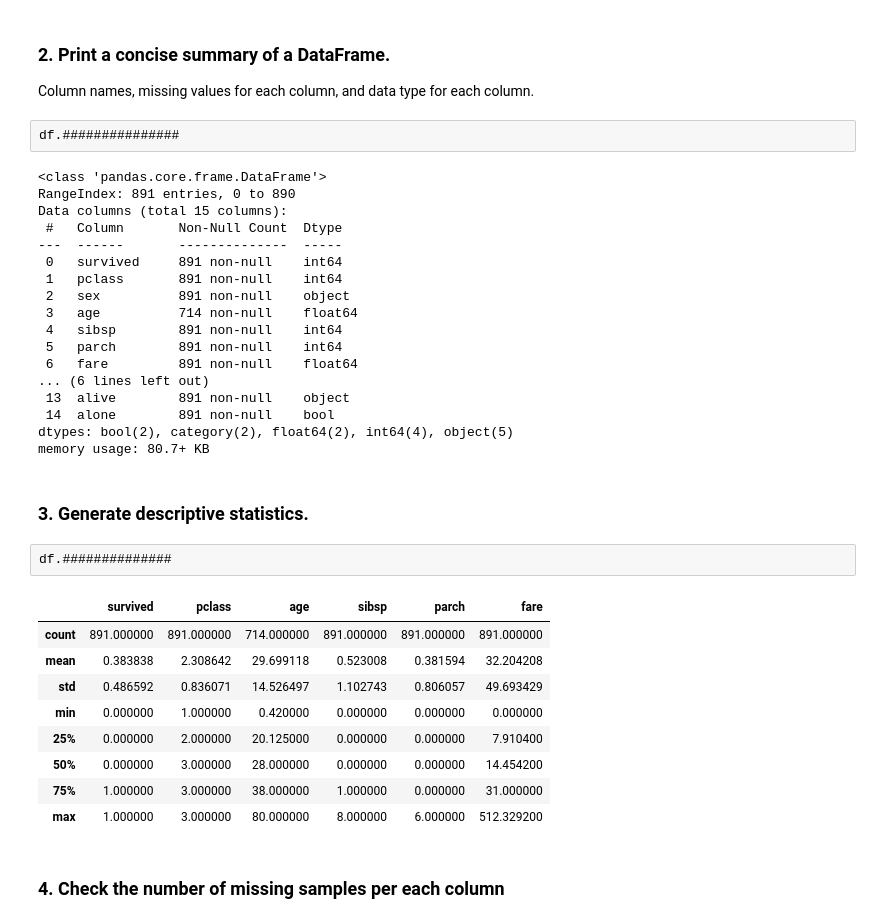
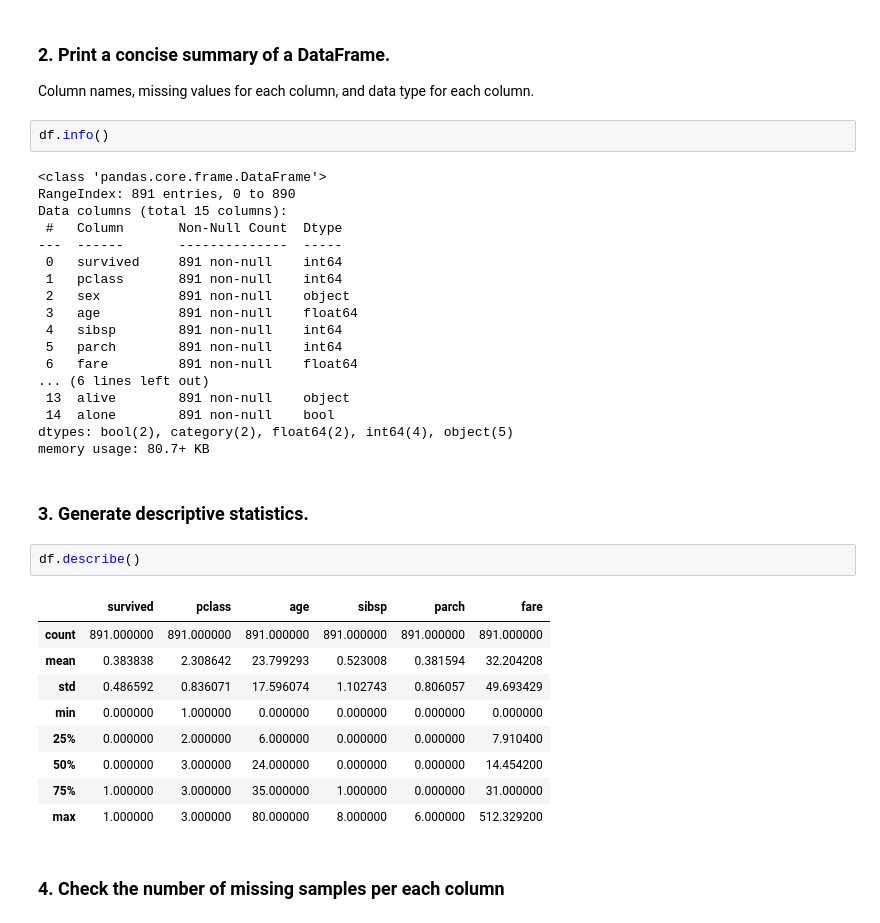
Before and after one commit to hera1228/DAP, a Jupyter notebook: lecture2.ipynb, the cells around one changed output. Saved outputs shown, nothing was run; the diff lists cells and outputs as text.

```diff
--- a/lecture2.ipynb
+++ b/lecture2.ipynb
@@ -240,7 +268,7 @@ df.############
 ### 2. Print a concise summary of a DataFrame.
 Column names, missing values for each column, and data type for each column.
 # %%
-df.###############
+df.info()
 # %% [output]
 <class 'pandas.core.frame.DataFrame'>
 RangeIndex: 891 entries, 0 to 890
@@ -250,7 +278,7 @@ Data columns (total 15 columns):
  0   survived     891 non-null    int64
  1   pclass       891 non-null    int64
  2   sex          891 non-null    object
- 3   age          714 non-null    float64
+ 3   age          891 non-null    float64
  4   sibsp        891 non-null    int64
  5   parch        891 non-null    int64
  6   fare         891 non-null    float64
@@ -262,16 +290,16 @@ memory usage: 80.7+ KB
 # %% [markdown]
 ### 3. Generate descriptive statistics.
 # %%
-df.##############
+df.describe()
 # %% [output]
 |  | survived | pclass | age | sibsp | parch | fare |
-| count | 891.000000 | 891.000000 | 714.000000 | 891.000000 | 891.000000 | 891.000000 |
-| mean | 0.383838 | 2.308642 | 29.699118 | 0.523008 | 0.381594 | 32.204208 |
-| std | 0.486592 | 0.836071 | 14.526497 | 1.102743 | 0.806057 | 49.693429 |
-| min | 0.000000 | 1.000000 | 0.420000 | 0.000000 | 0.000000 | 0.000000 |
-| 25% | 0.000000 | 2.000000 | 20.125000 | 0.000000 | 0.000000 | 7.910400 |
-| 50% | 0.000000 | 3.000000 | 28.000000 | 0.000000 | 0.000000 | 14.454200 |
-| 75% | 1.000000 | 3.000000 | 38.000000 | 1.000000 | 0.000000 | 31.000000 |
+| count | 891.000000 | 891.000000 | 891.000000 | 891.000000 | 891.000000 | 891.000000 |
+| mean | 0.383838 | 2.308642 | 23.799293 | 0.523008 | 0.381594 | 32.204208 |
+| std | 0.486592 | 0.836071 | 17.596074 | 1.102743 | 0.806057 | 49.693429 |
+| min | 0.000000 | 1.000000 | 0.000000 | 0.000000 | 0.000000 | 0.000000 |
+| 25% | 0.000000 | 2.000000 | 6.000000 | 0.000000 | 0.000000 | 7.910400 |
+| 50% | 0.000000 | 3.000000 | 24.000000 | 0.000000 | 0.000000 | 14.454200 |
+| 75% | 1.000000 | 3.000000 | 35.000000 | 1.000000 | 0.000000 | 31.000000 |
 | max | 1.000000 | 3.000000 | 80.000000 | 8.000000 | 6.000000 | 512.329200 |
 # %% [markdown]
 ### 4. Check the number of missing samples per each column
```
Also changed, not shown: parts of 23 cells of this notebook.
